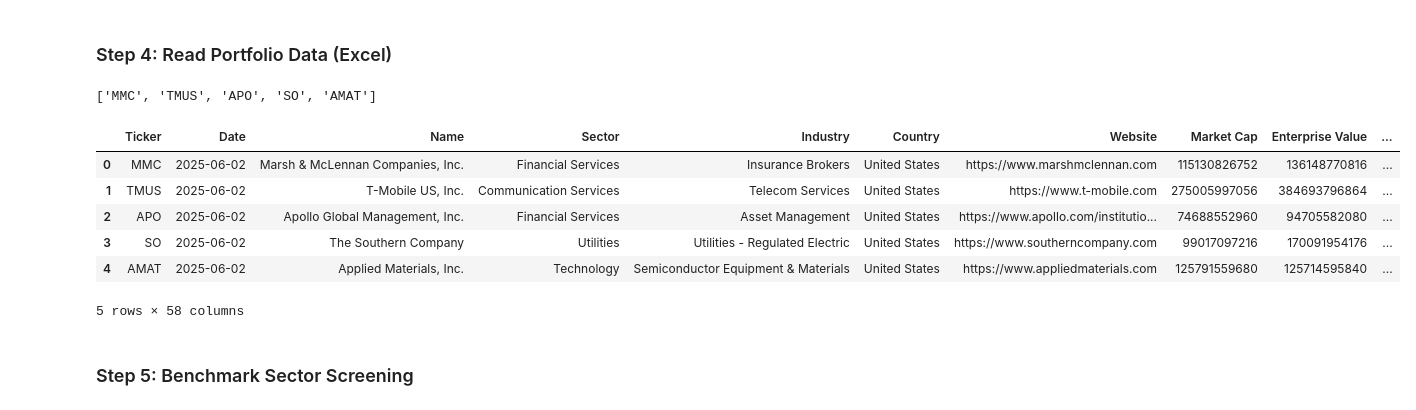
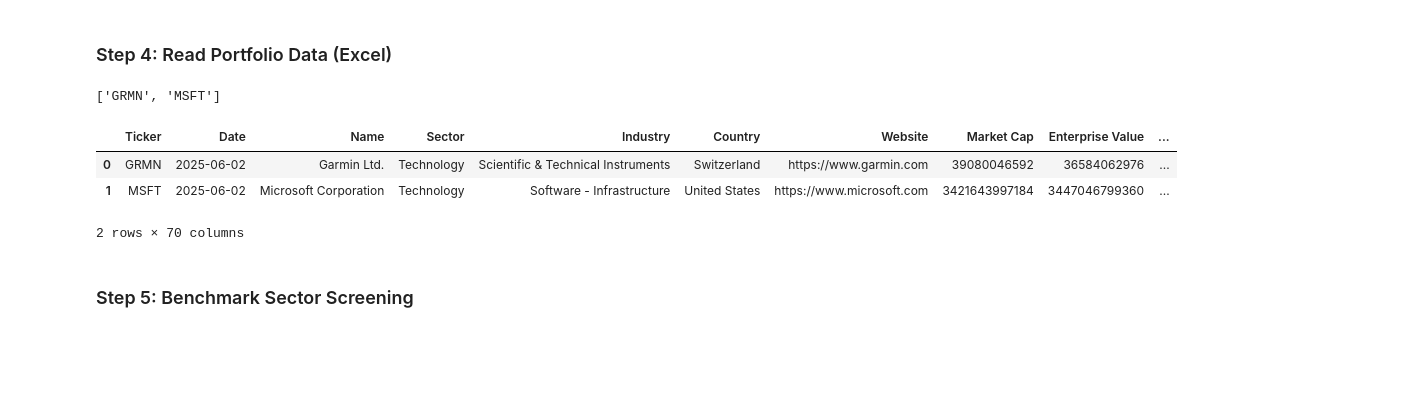
Before and after one commit to renan-peres/mfin-algo-trading-team, a Jupyter notebook: 03_benchmark_selection_short_term.ipynb, the cells around one changed output. Drawn from its saved outputs; the diff is of its cells as text; code cells hidden in the pictures; blank space fills up the shorter version.

```diff
--- a/03_benchmark_selection_short_term.ipynb
+++ b/03_benchmark_selection_short_term.ipynb
@@ -118,22 +118,19 @@ sectors_df.head()
 # %% [markdown]
 ### Step 4: Read Portfolio Data (Excel)
 # %%
-portfolio_df = pd.read_excel(output_file, sheet_name="long_term")
+portfolio_df = pd.read_excel(output_file, sheet_name="short_term")
 portfolio_tickers = portfolio_df["Ticker"].tolist()
 # portfolio_df["Weight"] = portfolio_df['Weight'].str.rstrip('%').astype(float) / 100
-portfolio_df["P/E (trailing)"] = pd.to_numeric(portfolio_df["P/E (trailing)"], errors="coerce")
+portfolio_df["P/E (Trailing)"] = pd.to_numeric(portfolio_df["P/E (Trailing)"], errors="coerce")
 
 print(portfolio_tickers)
 display(portfolio_df)
 # %% [output]
-['MMC', 'TMUS', 'APO', 'SO', 'AMAT']
+['GRMN', 'MSFT']
 |  | Ticker | Date | Name | Sector | Industry | Country | Website | Market Cap | Enterprise Value | ... |
-| 0 | MMC | 2025-06-02 | Marsh & McLennan Companies, Inc. | Financial Services | Insurance Brokers | United States | https://www.marshmclennan.com | 115130826752 | 136148770816 | ... |
-| 1 | TMUS | 2025-06-02 | T-Mobile US, Inc. | Communication Services | Telecom Services | United States | https://www.t-mobile.com | 275005997056 | 384693796864 | ... |
-| 2 | APO | 2025-06-02 | Apollo Global Management, Inc. | Financial Services | Asset Management | United States | https://www.apollo.com/institutio... | 74688552960 | 94705582080 | ... |
-| 3 | SO | 2025-06-02 | The Southern Company | Utilities | Utilities - Regulated Electric | United States | https://www.southerncompany.com | 99017097216 | 170091954176 | ... |
-| 4 | AMAT | 2025-06-02 | Applied Materials, Inc. | Technology | Semiconductor Equipment & Materials | United States | https://www.appliedmaterials.com | 125791559680 | 125714595840 | ... |
+| 0 | GRMN | 2025-06-02 | Garmin Ltd. | Technology | Scientific & Technical Instruments | Switzerland | https://www.garmin.com | 39080046592 | 36584062976 | ... |
+| 1 | MSFT | 2025-06-02 | Microsoft Corporation | Technology | Software - Infrastructure | United States | https://www.microsoft.com | 3421643997184 | 3447046799360 | ... |
-5 rows × 58 columns
+2 rows × 70 columns
 # %% [markdown]
 ### Step 5: Benchmark Sector Screening
 # %% [markdown]
```
Also changed, not shown: parts of 21 cells of this notebook, 3 other files.
